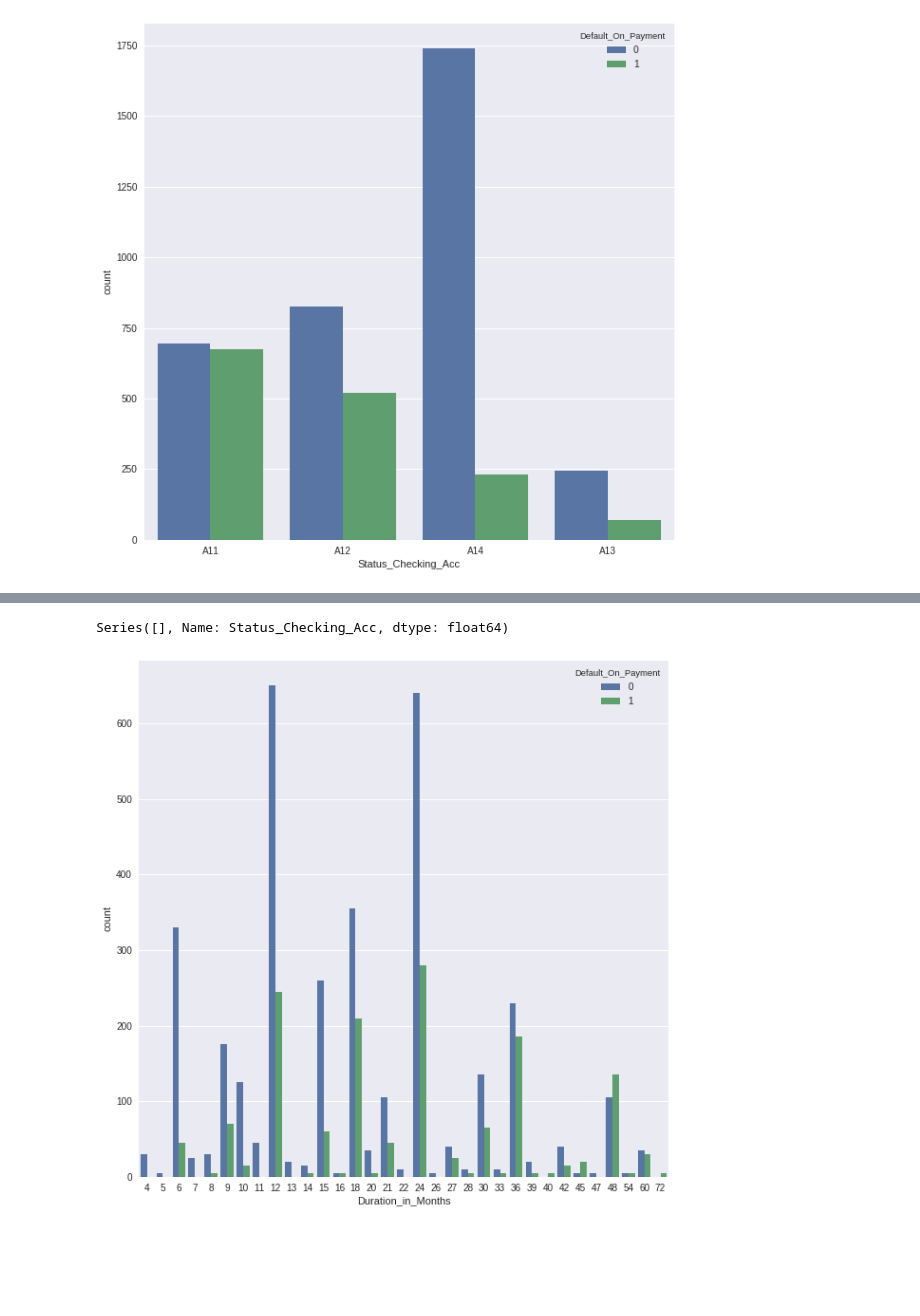
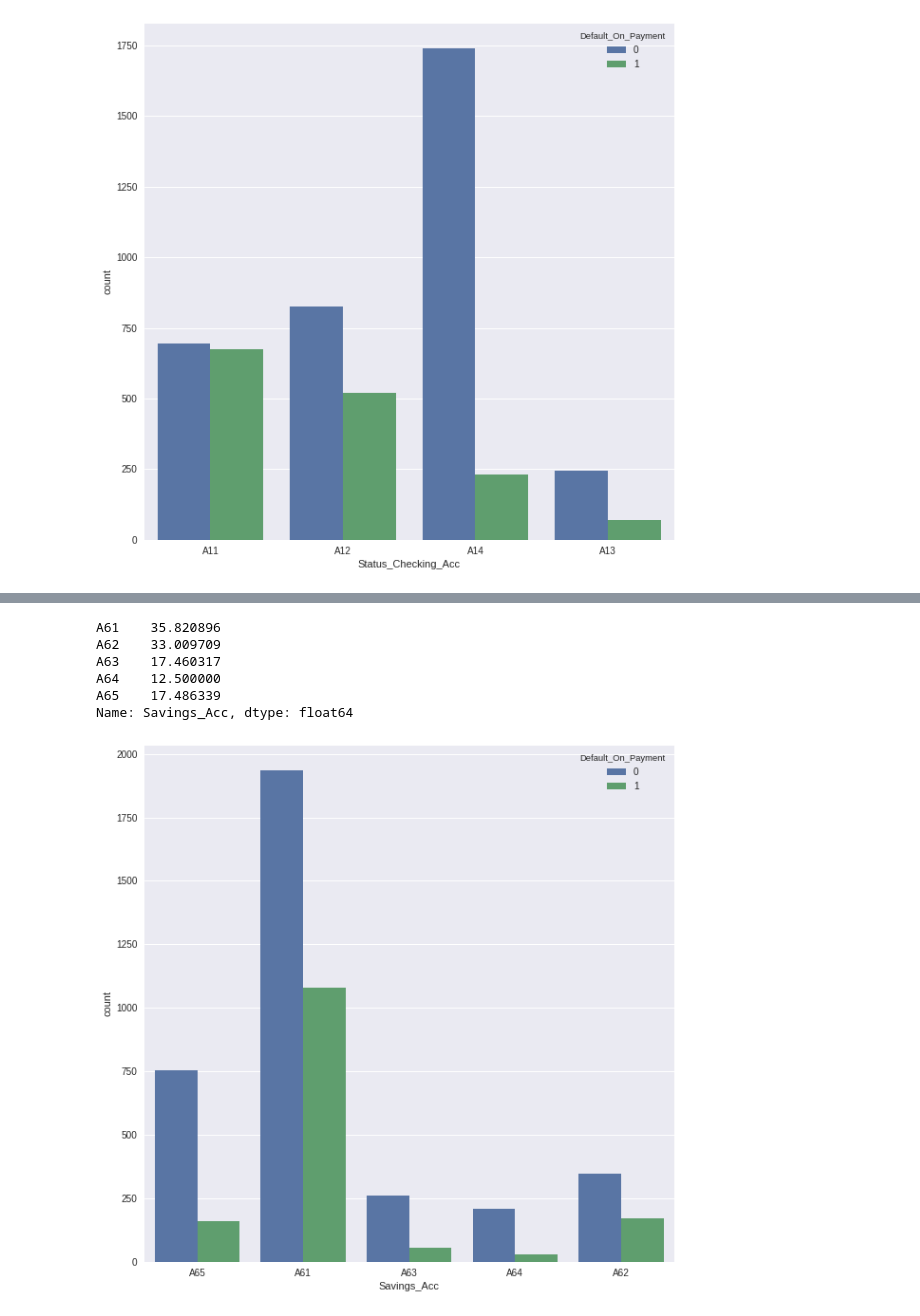
Before and after one commit to dwivediagam/Defaulter, a Jupyter notebook: index.ipynb, the cells around one changed output, grey strips where cells are left out. Cells and saved outputs as stored; diff of their text form; code cells hidden in the pictures; blank space fills up the shorter version.

Commit message:
Analysed Data Model

```diff
--- a/index.ipynb
+++ b/index.ipynb
@@ -127,3 +95,14 @@ A13    22.222222
 A14    11.675127
 Name: Status_Checking_Acc, dtype: float64
 [figure]
+# %%
+#Default Rate based on Duration in Months
+
+fig, ax = plt.subplots(figsize=(10,10))
+df['Duration_in_Years']=np.ceil(df['Duration_in_Months']/12)
+sns.countplot(x=df['Duration_in_Years'], hue=df['Default_On_Payment'], data=df,ax=ax)
+plt.savefig(my_path+'/plots/Duration in Years Default Rate.png')
+k = df[df['Default_On_Payment']==1]['Duration_in_Years'].value_counts()
+k_not = df[df['Default_On_Payment']==0]['Duration_in_Years'].value_counts()
+k_not[6.0]=0
+print(k/(k+k_not)*100)
@@ -130,13 +157,17 @@ Name: Status_Checking_Acc, dtype: float64
 # %%
-#Default Rate based on Duration in Months
+#Default Rate based on Savings Account
 
 fig, ax = plt.subplots(figsize=(10,10))
-sns.countplot(x=df['Duration_in_Months'], hue=df['Default_On_Payment'], data=df,ax=ax)
-plt.savefig(my_path+'/plots/Status Checking Account Default Rate.png')
-k = df[df['Duration_in_Months']==1]['Status_Checking_Acc'].value_counts()
-k_not = df[df['Duration_in_Months']==0]['Status_Checking_Acc'].value_counts()
-
+sns.countplot(x=df['Savings_Acc'], hue=df['Default_On_Payment'], data=df,ax=ax)
+plt.savefig(my_path+'/plots/Savings Account Default Rate.png')
+k = df[df['Default_On_Payment']==1]['Savings_Acc'].value_counts()
+k_not = df[df['Default_On_Payment']==0]['Savings_Acc'].value_counts()
 print(k/(k+k_not)*100)
 # %% [output]
-Series([], Name: Status_Checking_Acc, dtype: float64)
+A61    35.820896
+A62    33.009709
+A63    17.460317
+A64    12.500000
+A65    17.486339
+Name: Savings_Acc, dtype: float64
-[figure, old version]
+[figure, new version]
```
Also changed, not shown: parts of 31 cells of this notebook, 22 other files.
